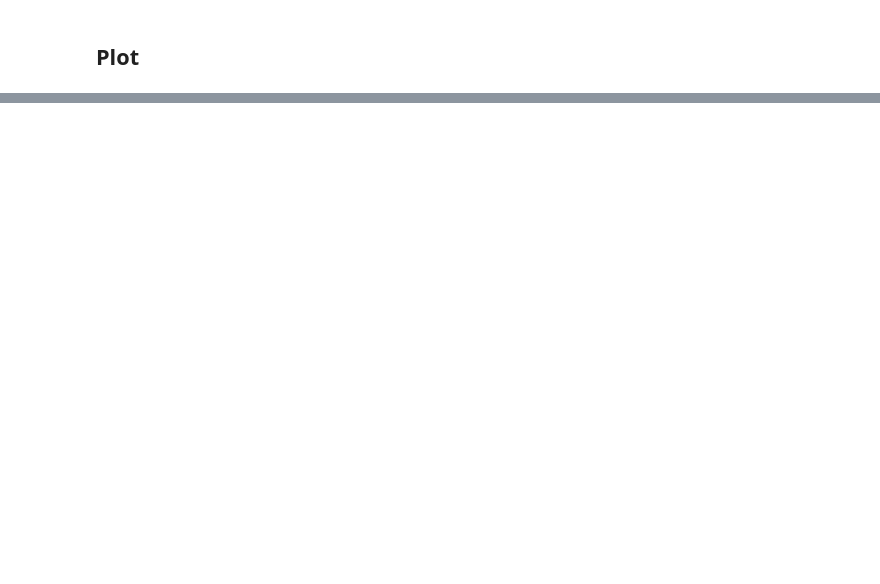
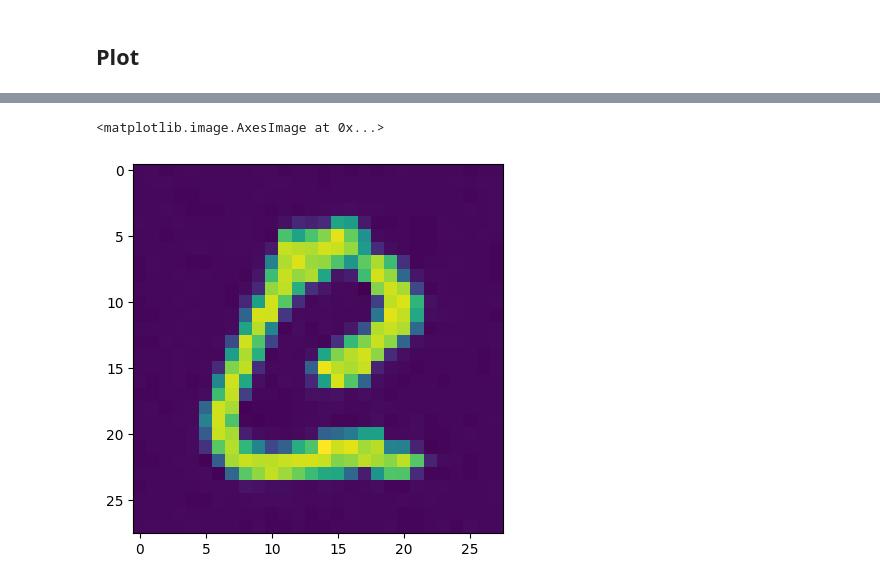
Before and after one commit to jsr-p/pmldiku-exam-paper, a Jupyter notebook: code/notebooks/A/diffusion.ipynb, the cells around one changed output, grey strips where cells are left out. Saved outputs shown, nothing was run; the diff lists cells and outputs as text; code cells hidden in the pictures; blank space fills up the shorter version.

```diff
--- a/code/notebooks/A/diffusion.ipynb
+++ b/code/notebooks/A/diffusion.ipynb
@@ -88,6 +50,4 @@ def show_images(images, title=""):
 # %%
 # Construct model from params
-n_steps, min_beta, max_beta = 1000, 10 ** -4, 0.02  # Originally used by the authors
-config = diffusion.ParamConfig(n_steps, min_beta, max_beta)
-model = diffusion.LightningDiffusion(config=config)
+model = diffusion.LightningDiffusion(config=config, network = diffusion.UNet, verbose=True)
 # %%
@@ -129,0 +106,2 @@ diffusion_utils.show_images(generated, "Final result")
+# %%
+ims = model.to(device).generate(10)
@@ -129,0 +129,5 @@ diffusion_utils.show_images(generated, "Final result")
+# %%
+plt.imshow(ims[9].detach().cpu().squeeze().numpy())
+# %% [output]
+<matplotlib.image.AxesImage at 0x...>
+[figure, added]
```
Also changed, not shown: parts of 13 cells of this notebook, 2 other files.
